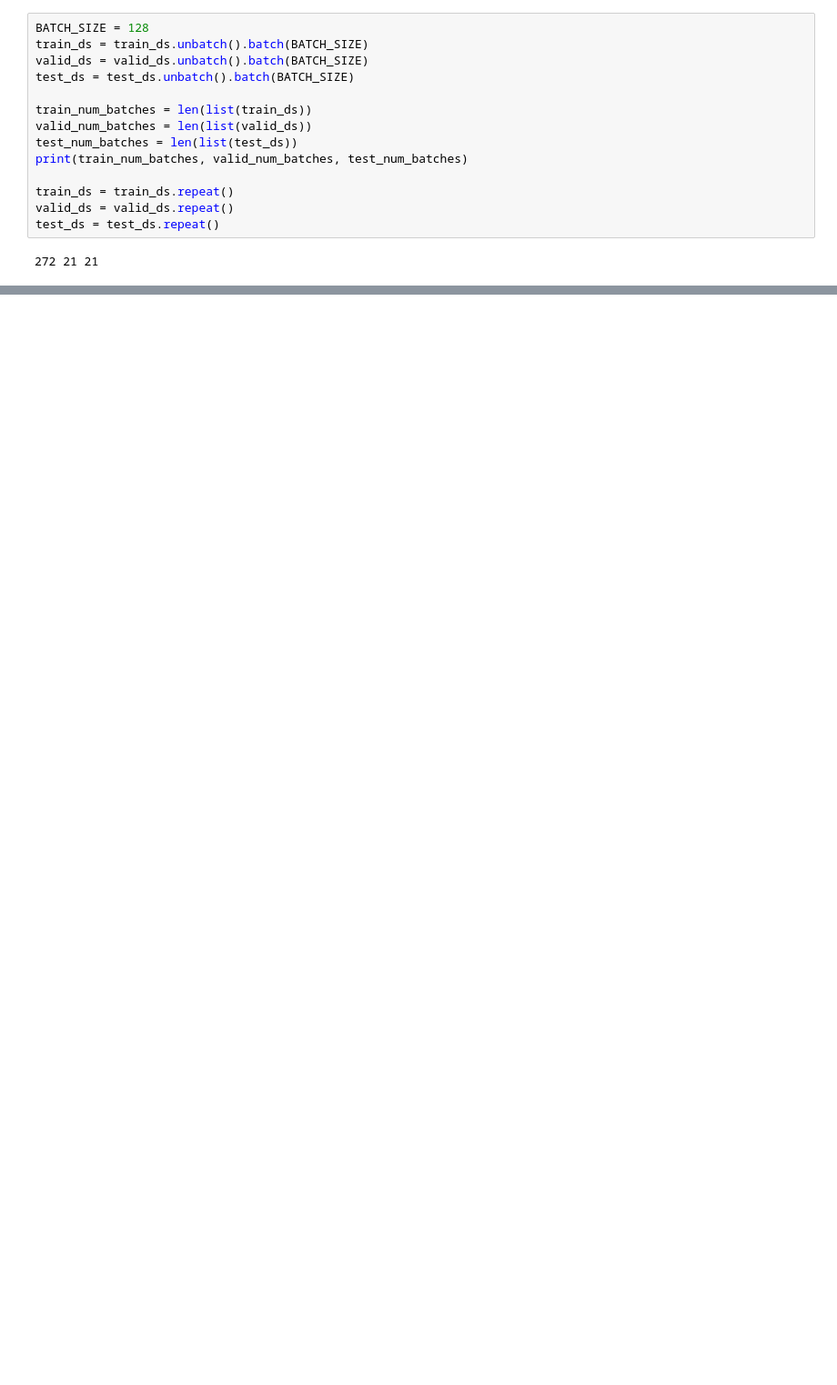
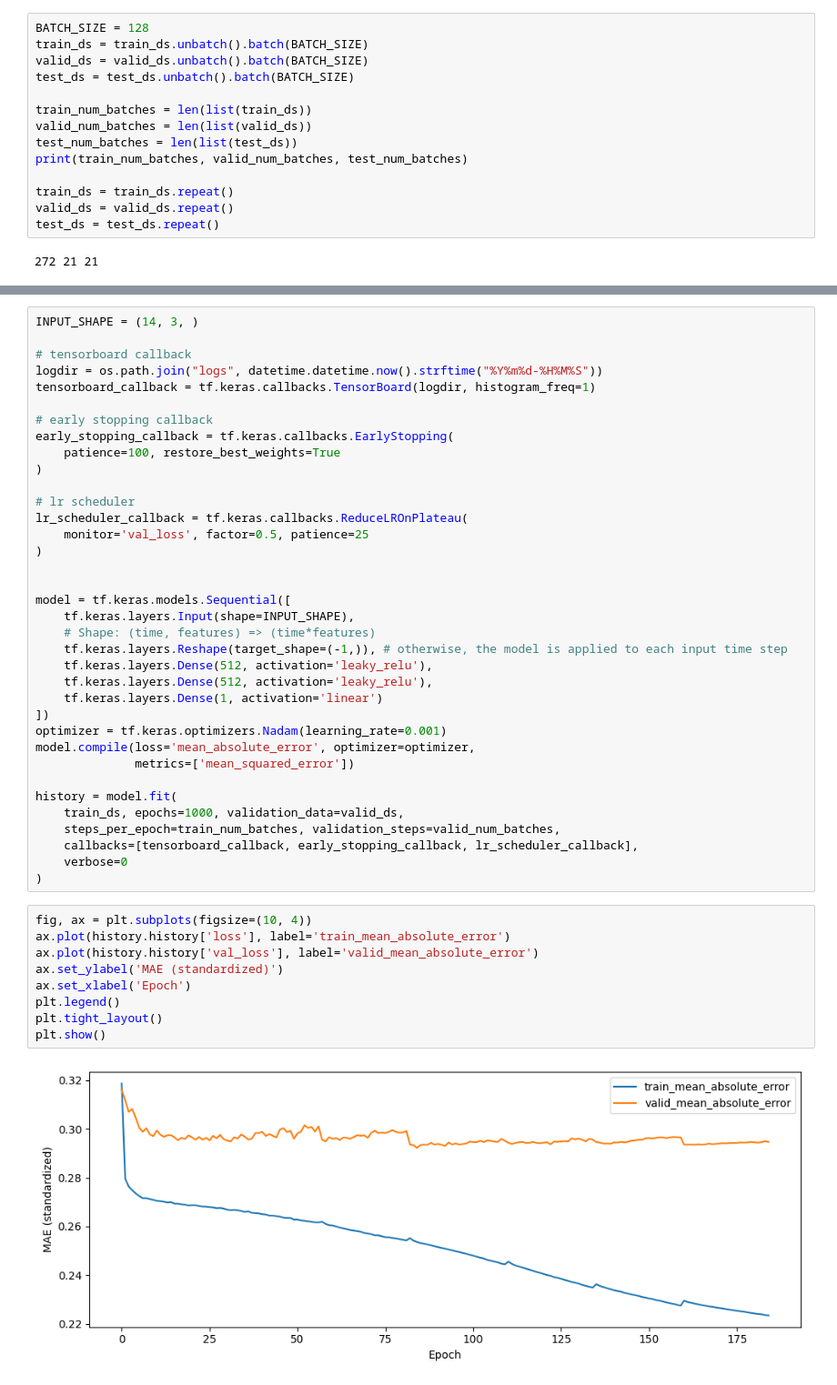
Before and after one commit to antbartash/max_temp, a Jupyter notebook: DNNs/dense_baseline.ipynb, the cells around one changed output, grey strips where cells are left out. Shown at 91% size. Cells and saved outputs as stored; diff of their text form; blank space fills up the shorter version.

```diff
--- a/DNNs/dense_baseline.ipynb
+++ b/DNNs/dense_baseline.ipynb
@@ -462,0 +527,47 @@ NameError: name 'y_train' is not defined
+# %%
+INPUT_SHAPE = (14, 3, )
+
+# tensorboard callback
+logdir = os.path.join("logs", datetime.datetime.now().strftime("%Y%m%d-%H%M%S"))
+tensorboard_callback = tf.keras.callbacks.TensorBoard(logdir, histogram_freq=1)
+
+# early stopping callback
+early_stopping_callback = tf.keras.callbacks.EarlyStopping(
+    patience=100, restore_best_weights=True
+)
+
+# lr scheduler
+lr_scheduler_callback = tf.keras.callbacks.ReduceLROnPlateau(
+    monitor='val_loss', factor=0.5, patience=25
+)
+
+
+model = tf.keras.models.Sequential([
+    tf.keras.layers.Input(shape=INPUT_SHAPE),
+    # Shape: (time, features) => (time*features)
+    tf.keras.layers.Reshape(target_shape=(-1,)), # otherwise, the model is applied to each input time step
+    tf.keras.layers.Dense(512, activation='leaky_relu'),
+    tf.keras.layers.Dense(512, activation='leaky_relu'),
+    tf.keras.layers.Dense(1, activation='linear')
+])
+optimizer = tf.keras.optimizers.Nadam(learning_rate=0.001)
+model.compile(loss='mean_absolute_error', optimizer=optimizer,
+              metrics=['mean_squared_error'])
+
+history = model.fit(
+    train_ds, epochs=1000, validation_data=valid_ds,
+    steps_per_epoch=train_num_batches, validation_steps=valid_num_batches,
+    callbacks=[tensorboard_callback, early_stopping_callback, lr_scheduler_callback],
+    verbose=0
+)
+# %%
+fig, ax = plt.subplots(figsize=(10, 4))
+ax.plot(history.history['loss'], label='train_mean_absolute_error')
+ax.plot(history.history['val_loss'], label='valid_mean_absolute_error')
+ax.set_ylabel('MAE (standardized)')
+ax.set_xlabel('Epoch')
+plt.legend()
+plt.tight_layout()
+plt.show()
+# %% [output]
+[figure, added]
```
Also changed, not shown: parts of 29 cells of this notebook.
